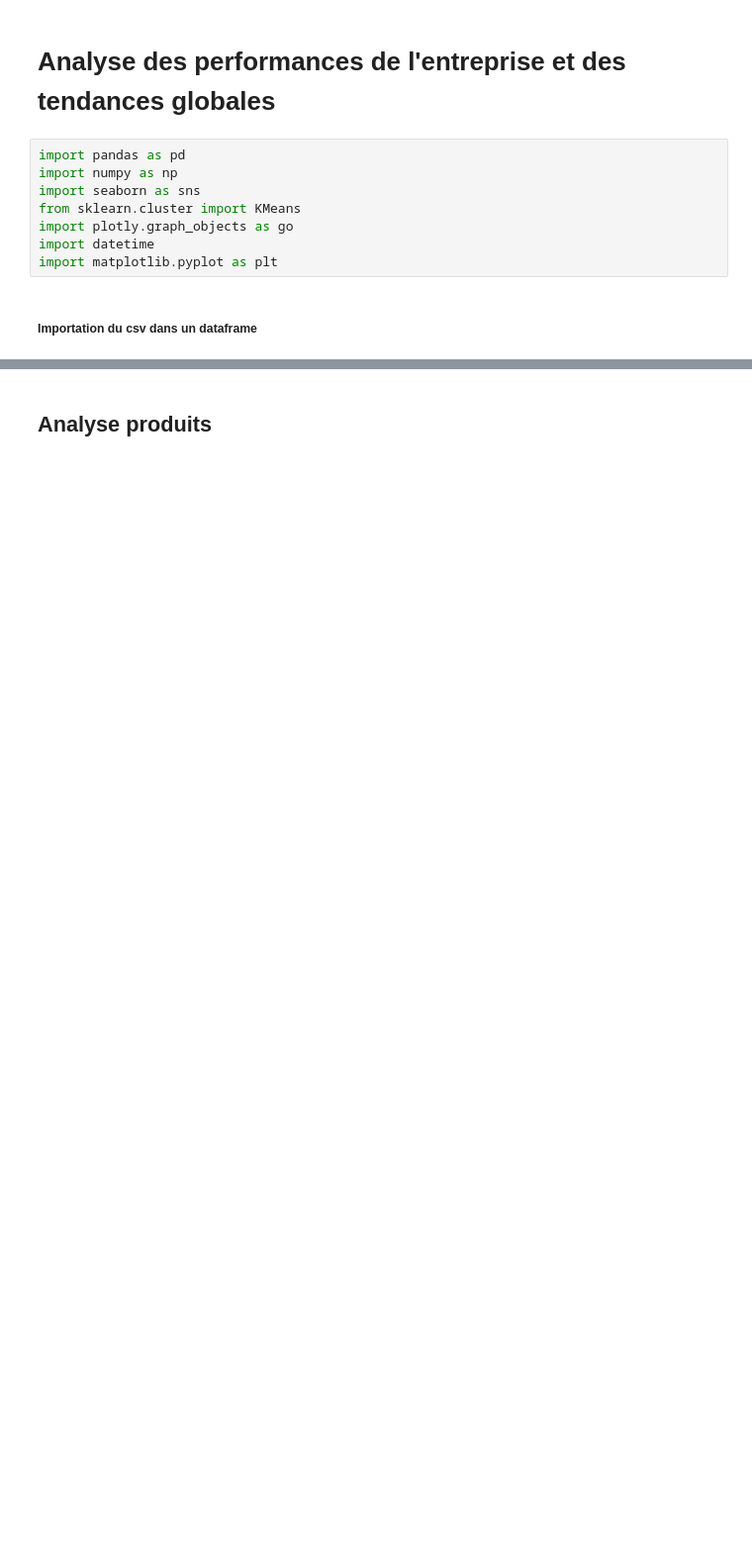
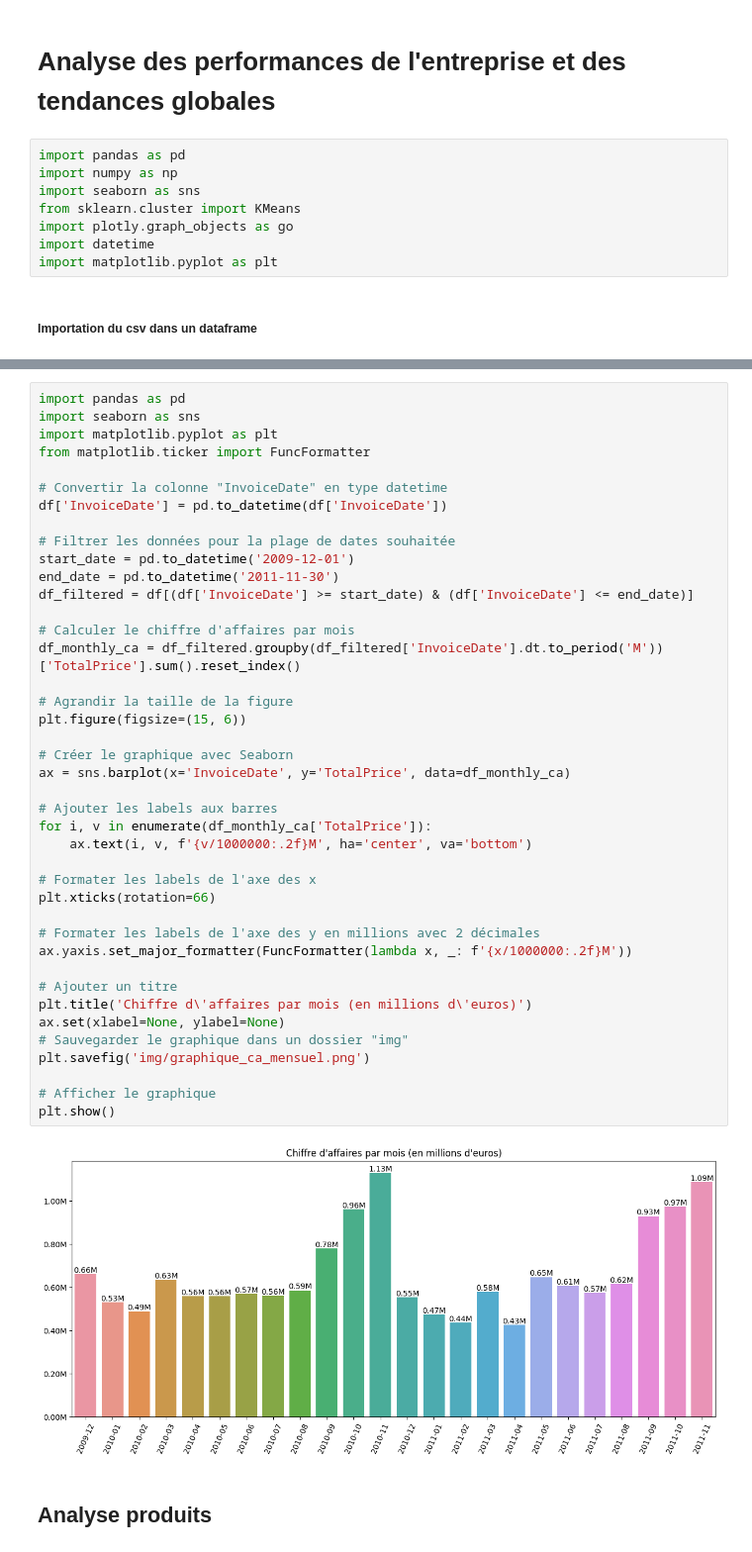
Before and after one commit to Shadume/Online_Retail-Customer_segmentation, a Jupyter notebook: analyse performance entreprise.ipynb, the cells around one changed output, grey strips where cells are left out. Shown at 99% size. Cells and saved outputs as stored; diff of their text form; blank space fills up the shorter version.

```diff
--- a/analyse performance entreprise.ipynb
+++ b/analyse performance entreprise.ipynb
@@ -16,2 +91,45 @@ df = df_.copy()
+# %%
+import pandas as pd
+import seaborn as sns
+import matplotlib.pyplot as plt
+from matplotlib.ticker import FuncFormatter
+
+# Convertir la colonne "InvoiceDate" en type datetime
+df['InvoiceDate'] = pd.to_datetime(df['InvoiceDate'])
+
+# Filtrer les données pour la plage de dates souhaitée
+start_date = pd.to_datetime('2009-12-01')
+end_date = pd.to_datetime('2011-11-30')
+df_filtered = df[(df['InvoiceDate'] >= start_date) & (df['InvoiceDate'] <= end_date)]
+
+# Calculer le chiffre d'affaires par mois
+df_monthly_ca = df_filtered.groupby(df_filtered['InvoiceDate'].dt.to_period('M'))['TotalPrice'].sum().reset_index()
+
+# Agrandir la taille de la figure
+plt.figure(figsize=(15, 6))
+
+# Créer le graphique avec Seaborn
+ax = sns.barplot(x='InvoiceDate', y='TotalPrice', data=df_monthly_ca)
+
+# Ajouter les labels aux barres
+for i, v in enumerate(df_monthly_ca['TotalPrice']):
+    ax.text(i, v, f'{v/1000000:.2f}M', ha='center', va='bottom')
+
+# Formater les labels de l'axe des x
+plt.xticks(rotation=66)
+
+# Formater les labels de l'axe des y en millions avec 2 décimales
+ax.yaxis.set_major_formatter(FuncFormatter(lambda x, _: f'{x/1000000:.2f}M'))
+
+# Ajouter un titre
+plt.title('Chiffre d\'affaires par mois (en millions d\'euros)')
+ax.set(xlabel=None, ylabel=None)
+# Sauvegarder le graphique dans un dossier "img"
+plt.savefig('img/graphique_ca_mensuel.png')
+
+# Afficher le graphique
+plt.show()
+# %% [output]
+[figure, added]
 # %% [markdown]
 ## Analyse produits
```
Also changed, not shown: parts of 13 cells of this notebook, 5 other files.
